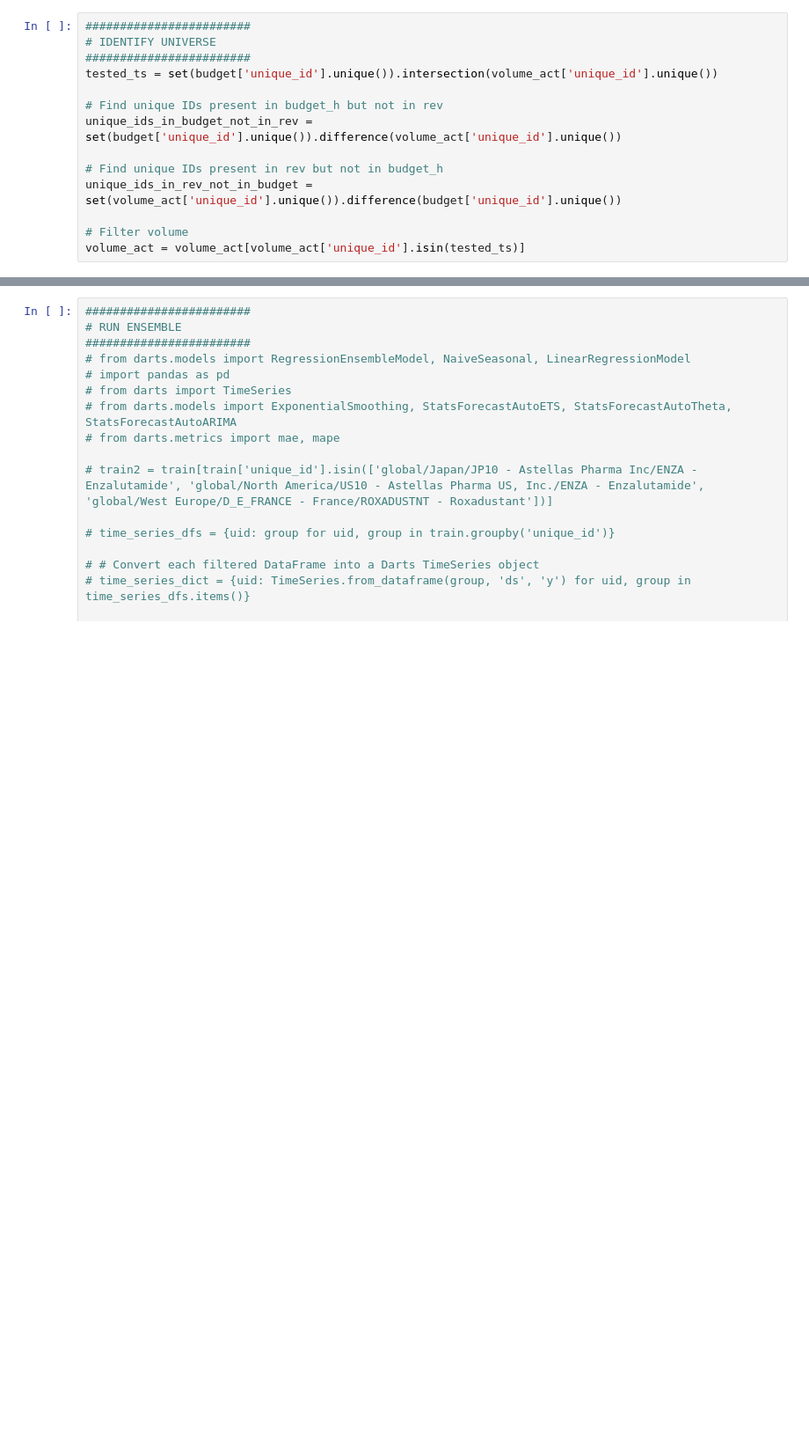
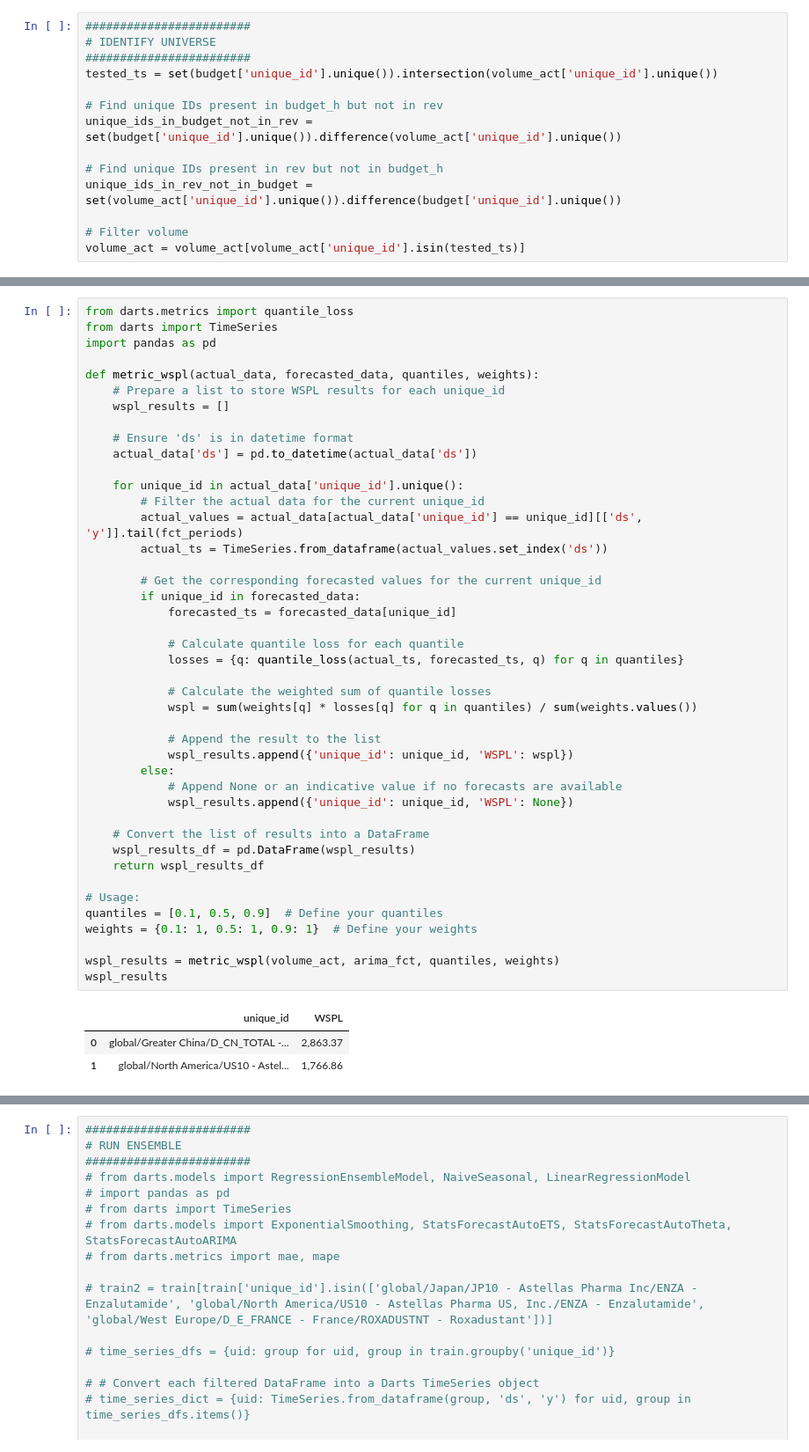
Before and after one commit to achett/Hierarchical-Model, a Jupyter notebook: Bayesian_Hierarchical_Model.ipynb, the cells around one changed output, grey strips where cells are left out. Shown at 88% size. Cells and saved outputs as stored; diff of their text form; blank space fills up the shorter version.

```diff
--- a/Bayesian_Hierarchical_Model.ipynb
+++ b/Bayesian_Hierarchical_Model.ipynb
@@ -478,0 +333,47 @@ arima_fct = generate_forecast(volume_act, fct_periods, model2use='ARIMA', filter
+# %%
+from darts.metrics import quantile_loss
+from darts import TimeSeries
+import pandas as pd
+
+def metric_wspl(actual_data, forecasted_data, quantiles, weights):
+    # Prepare a list to store WSPL results for each unique_id
+    wspl_results = []
+
+    # Ensure 'ds' is in datetime format
+    actual_data['ds'] = pd.to_datetime(actual_data['ds'])
+
+    for unique_id in actual_data['unique_id'].unique():
+        # Filter the actual data for the current unique_id
+        actual_values = actual_data[actual_data['unique_id'] == unique_id][['ds', 'y']].tail(fct_periods)
+        actual_ts = TimeSeries.from_dataframe(actual_values.set_index('ds'))
+
+        # Get the corresponding forecasted values for the current unique_id
+        if unique_id in forecasted_data:
+            forecasted_ts = forecasted_data[unique_id]
+
+            # Calculate quantile loss for each quantile
+            losses = {q: quantile_loss(actual_ts, forecasted_ts, q) for q in quantiles}
+
+            # Calculate the weighted sum of quantile losses
+            wspl = sum(weights[q] * losses[q] for q in quantiles) / sum(weights.values())
+
+            # Append the result to the list
+            wspl_results.append({'unique_id': unique_id, 'WSPL': wspl})
+        else:
+            # Append None or an indicative value if no forecasts are available
+            wspl_results.append({'unique_id': unique_id, 'WSPL': None})
+
+    # Convert the list of results into a DataFrame
+    wspl_results_df = pd.DataFrame(wspl_results)
+    return wspl_results_df
+
+# Usage:
+quantiles = [0.1, 0.5, 0.9]  # Define your quantiles
+weights = {0.1: 1, 0.5: 1, 0.9: 1}  # Define your weights
+
+wspl_results = metric_wspl(volume_act, arima_fct, quantiles, weights)
+wspl_results
+# %% [output]
+|  | unique_id | WSPL |
+| 0 | global/Greater China/D_CN_TOTAL -... | 2,863.37 |
+| 1 | global/North America/US10 - Astel... | 1,766.86 |
```
Also changed, not shown: parts of 15 cells of this notebook.
